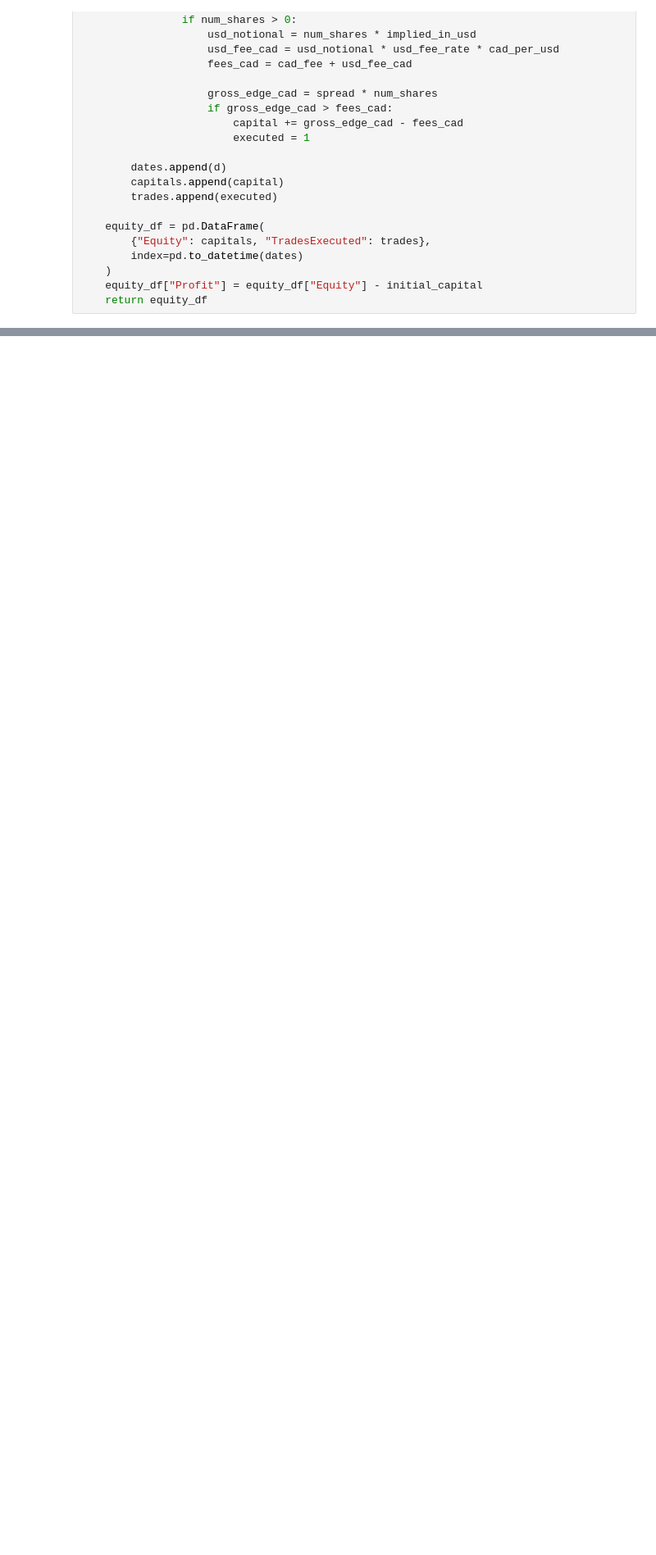
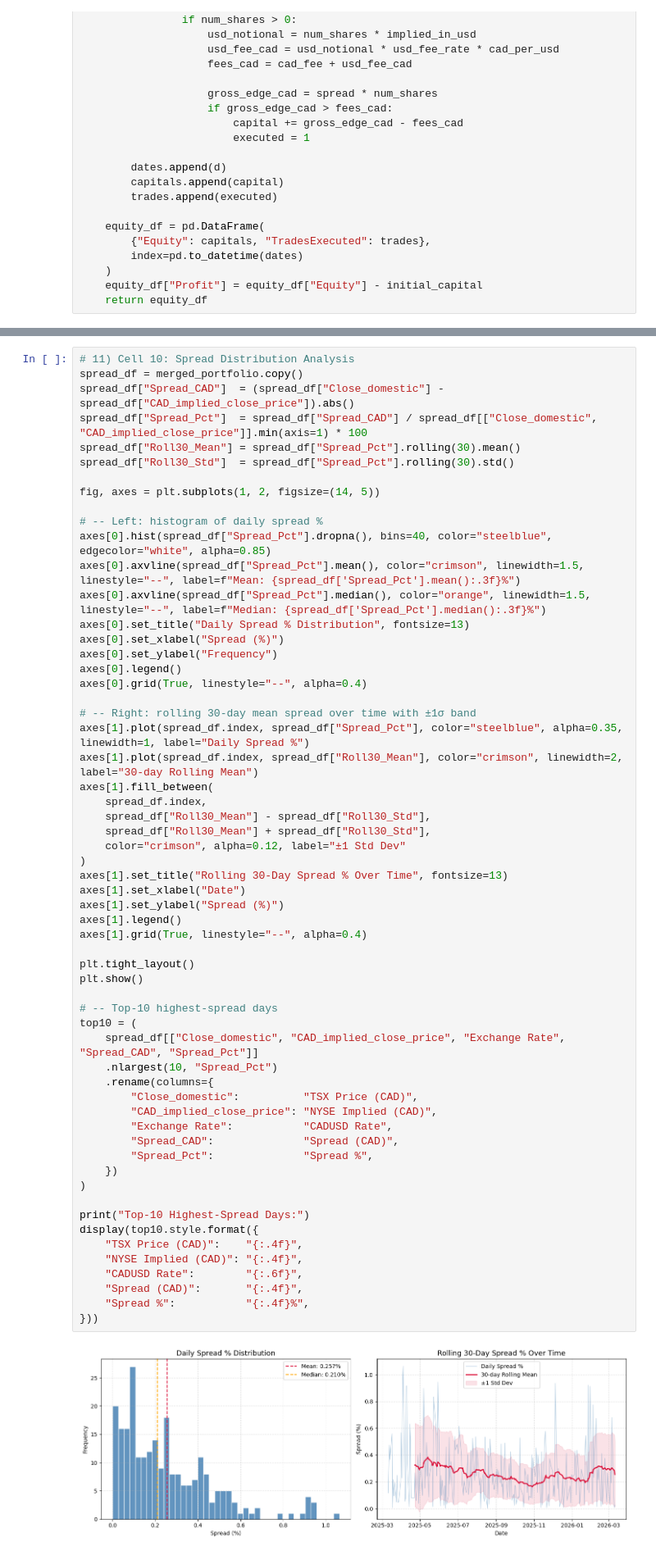
Before and after one commit to diyasaxena17/Cross-Border-Arbitrage-Simulator, a Jupyter notebook: cross-border-arbitrage-simulator/notebooks/cross_border_arbitrage_simulator.ipynb, the cells around one changed output, grey strips where cells are left out. Shown at 82% size. Saved outputs shown, nothing was run; the diff lists cells and outputs as text; blank space fills up the shorter version.

Commit message:
added spread distribution analysis and markdown cell explanations

```diff
--- a/cross-border-arbitrage-simulator/notebooks/cross_border_arbitrage_simulator.ipynb
+++ b/cross-border-arbitrage-simulator/notebooks/cross_border_arbitrage_simulator.ipynb
@@ -301,0 +331,61 @@ display(trade_log)
+# %%
+# 11) Cell 10: Spread Distribution Analysis
+spread_df = merged_portfolio.copy()
+spread_df["Spread_CAD"]  = (spread_df["Close_domestic"] - spread_df["CAD_implied_close_price"]).abs()
+spread_df["Spread_Pct"]  = spread_df["Spread_CAD"] / spread_df[["Close_domestic", "CAD_implied_close_price"]].min(axis=1) * 100
+spread_df["Roll30_Mean"] = spread_df["Spread_Pct"].rolling(30).mean()
+spread_df["Roll30_Std"]  = spread_df["Spread_Pct"].rolling(30).std()
+
+fig, axes = plt.subplots(1, 2, figsize=(14, 5))
+
+# -- Left: histogram of daily spread %
+axes[0].hist(spread_df["Spread_Pct"].dropna(), bins=40, color="steelblue", edgecolor="white", alpha=0.85)
+axes[0].axvline(spread_df["Spread_Pct"].mean(), color="crimson", linewidth=1.5, linestyle="--", label=f"Mean: {spread_df['Spread_Pct'].mean():.3f}%")
+axes[0].axvline(spread_df["Spread_Pct"].median(), color="orange", linewidth=1.5, linestyle="--", label=f"Median: {spread_df['Spread_Pct'].median():.3f}%")
+axes[0].set_title("Daily Spread % Distribution", fontsize=13)
+axes[0].set_xlabel("Spread (%)")
+axes[0].set_ylabel("Frequency")
+axes[0].legend()
+axes[0].grid(True, linestyle="--", alpha=0.4)
+
+# -- Right: rolling 30-day mean spread over time with ±1σ band
+axes[1].plot(spread_df.index, spread_df["Spread_Pct"], color="steelblue", alpha=0.35, linewidth=1, label="Daily Spread %")
+axes[1].plot(spread_df.index, spread_df["Roll30_Mean"], color="crimson", linewidth=2, label="30-day Rolling Mean")
+axes[1].fill_between(
+    spread_df.index,
+    spread_df["Roll30_Mean"] - spread_df["Roll30_Std"],
+    spread_df["Roll30_Mean"] + spread_df["Roll30_Std"],
+    color="crimson", alpha=0.12, label="±1 Std Dev"
+)
+axes[1].set_title("Rolling 30-Day Spread % Over Time", fontsize=13)
+axes[1].set_xlabel("Date")
+axes[1].set_ylabel("Spread (%)")
+axes[1].legend()
+axes[1].grid(True, linestyle="--", alpha=0.4)
+
+plt.tight_layout()
+plt.show()
+
+# -- Top-10 highest-spread days
+top10 = (
+    spread_df[["Close_domestic", "CAD_implied_close_price", "Exchange Rate", "Spread_CAD", "Spread_Pct"]]
+    .nlargest(10, "Spread_Pct")
+    .rename(columns={
+        "Close_domestic":          "TSX Price (CAD)",
+        "CAD_implied_close_price": "NYSE Implied (CAD)",
+        "Exchange Rate":           "CADUSD Rate",
+        "Spread_CAD":              "Spread (CAD)",
+        "Spread_Pct":              "Spread %",
+    })
+)
+
+print("Top-10 Highest-Spread Days:")
+display(top10.style.format({
+    "TSX Price (CAD)":    "{:.4f}",
+    "NYSE Implied (CAD)": "{:.4f}",
+    "CADUSD Rate":        "{:.6f}",
+    "Spread (CAD)":       "{:.4f}",
+    "Spread %":           "{:.4f}%",
+}))
+# %% [output]
+[figure, added]
```
Also changed, not shown: parts of 9 cells of this notebook.
